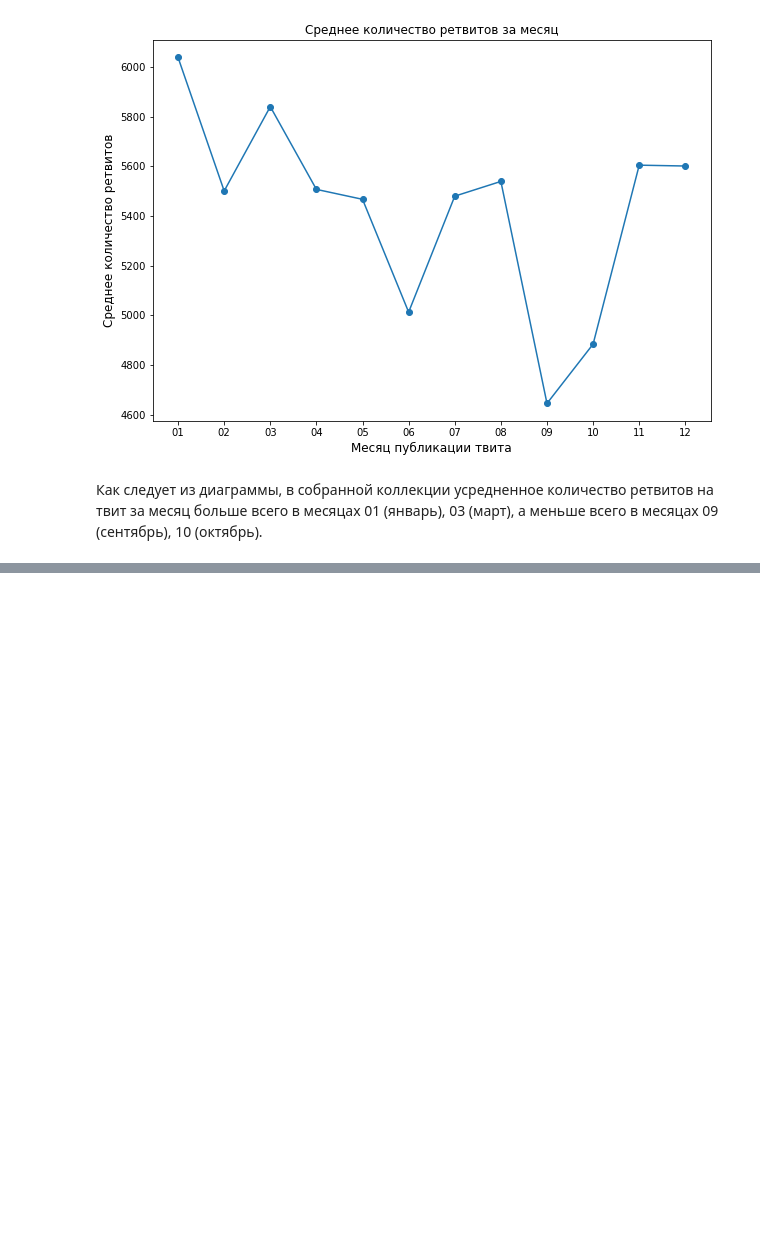
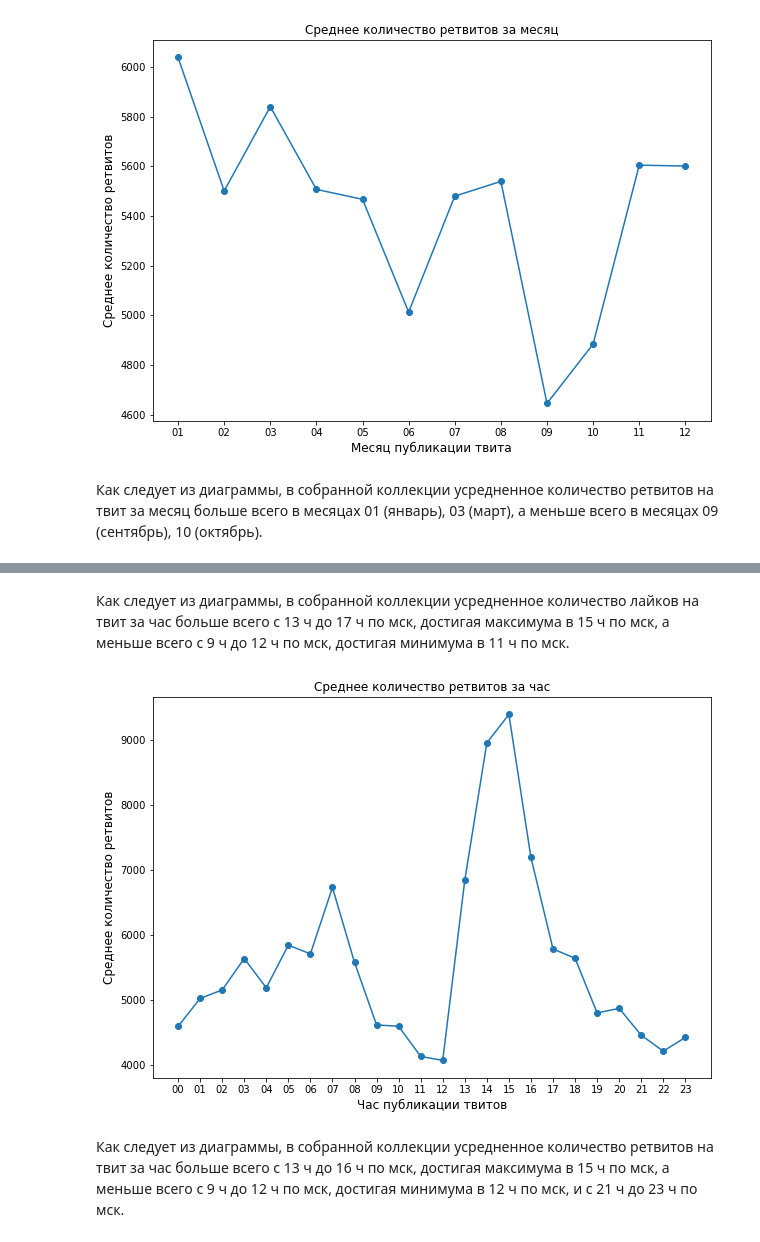
Before and after one commit to ladalada/Information_Search, a Jupyter notebook: notebooks/2.ExploratoryDataAnalysis.ipynb, the cells around one changed output, grey strips where cells are left out. Drawn from its saved outputs; the diff is of its cells as text; code cells hidden in the pictures; blank space fills up the shorter version.

```diff
--- a/notebooks/2.ExploratoryDataAnalysis.ipynb
+++ b/notebooks/2.ExploratoryDataAnalysis.ipynb
@@ -391,0 +414,12 @@ plt.title('Среднее количество ретвитов за месяц'
+# %% [markdown]
+Как следует из диаграммы, в собранной коллекции усредненное количество лайков на твит за час больше всего с 13 ч до 17 ч по мск, достигая максимума в 15 ч по мск, а меньше всего с 9 ч до 12 ч по мск, достигая минимума в 11 ч по мск.
+# %%
+plt.figure(figsize=(10, 7))
+plt.plot(hours_avg['retweets_count'], marker='o')
+plt.xlabel('Час публикации твитов', size=12)
+plt.ylabel('Среднее количество ретвитов', size=12)
+plt.title('Среднее количество ретвитов за час');
+# %% [output]
+[figure, added]
+# %% [markdown]
+Как следует из диаграммы, в собранной коллекции усредненное количество ретвитов на твит за час больше всего с 13 ч до 16 ч по мск, достигая максимума в 15 ч по мск, а меньше всего с 9 ч до 12 ч по мск, достигая минимума в 12 ч по мск, и с 21 ч до 23 ч по мск.
```
Also changed, not shown: parts of 5 cells of this notebook.
